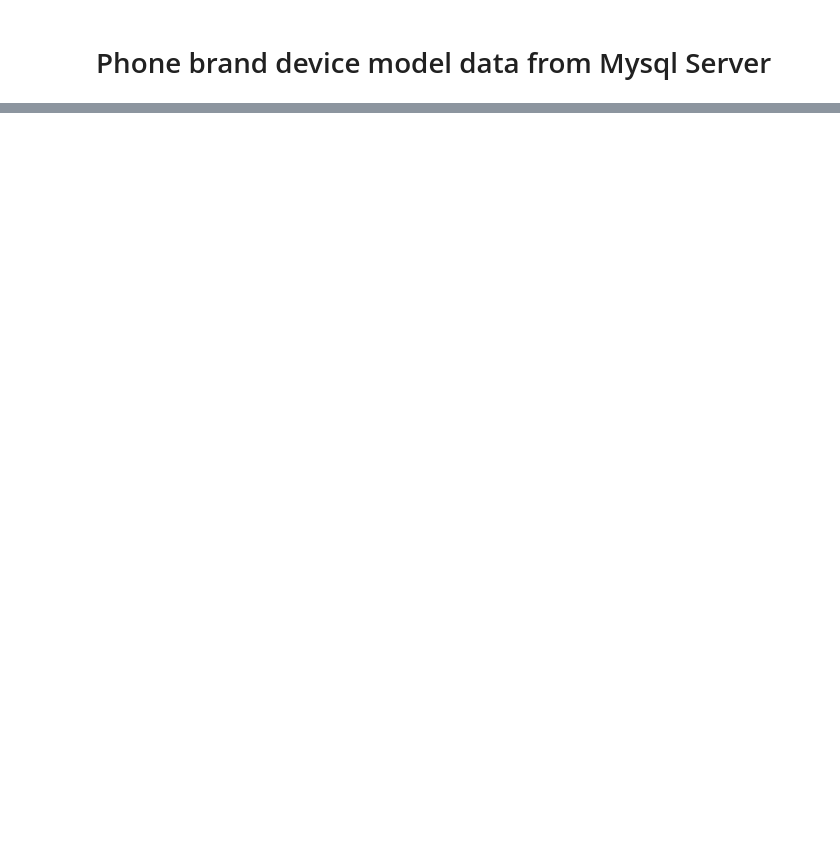
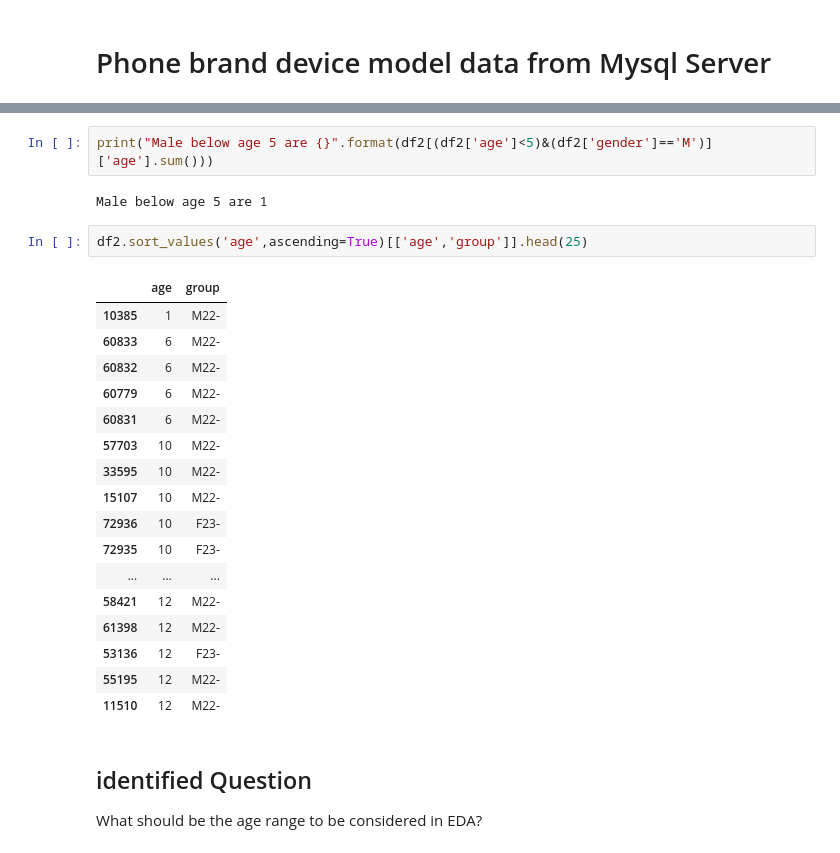
Before and after one commit to ShubhamCJagtap/Capstone_Project_1_EDA, a Jupyter notebook: Capstone_project_1_Mobile_Events_EDA_colab_notebook.ipynb, the cells around one changed output, grey strips where cells are left out. Saved outputs shown, nothing was run; the diff lists cells and outputs as text; blank space fills up the shorter version.

```diff
--- a/Capstone_project_1_Mobile_Events_EDA_colab_notebook.ipynb
+++ b/Capstone_project_1_Mobile_Events_EDA_colab_notebook.ipynb
@@ -245,0 +352,27 @@ df2.head(10)
+# %%
+print("Male below age 5 are {}".format(df2[(df2['age']<5)&(df2['gender']=='M')]['age'].sum()))
+# %% [output]
+Male below age 5 are 1
+# %%
+df2.sort_values('age',ascending=True)[['age','group']].head(25)
+# %% [output]
+|  | age | group |
+| 10385 | 1 | M22- |
+| 60833 | 6 | M22- |
+| 60832 | 6 | M22- |
+| 60779 | 6 | M22- |
+| 60831 | 6 | M22- |
+| 57703 | 10 | M22- |
+| 33595 | 10 | M22- |
+| 15107 | 10 | M22- |
+| 72936 | 10 | F23- |
+| 72935 | 10 | F23- |
+| ... | ... | ... |
+| 58421 | 12 | M22- |
+| 61398 | 12 | M22- |
+| 53136 | 12 | F23- |
+| 55195 | 12 | M22- |
+| 11510 | 12 | M22- |
+# %% [markdown]
+## identified Question
+What should be the age range to be considered in EDA?
```
Also changed, not shown: parts of 37 cells of this notebook.
